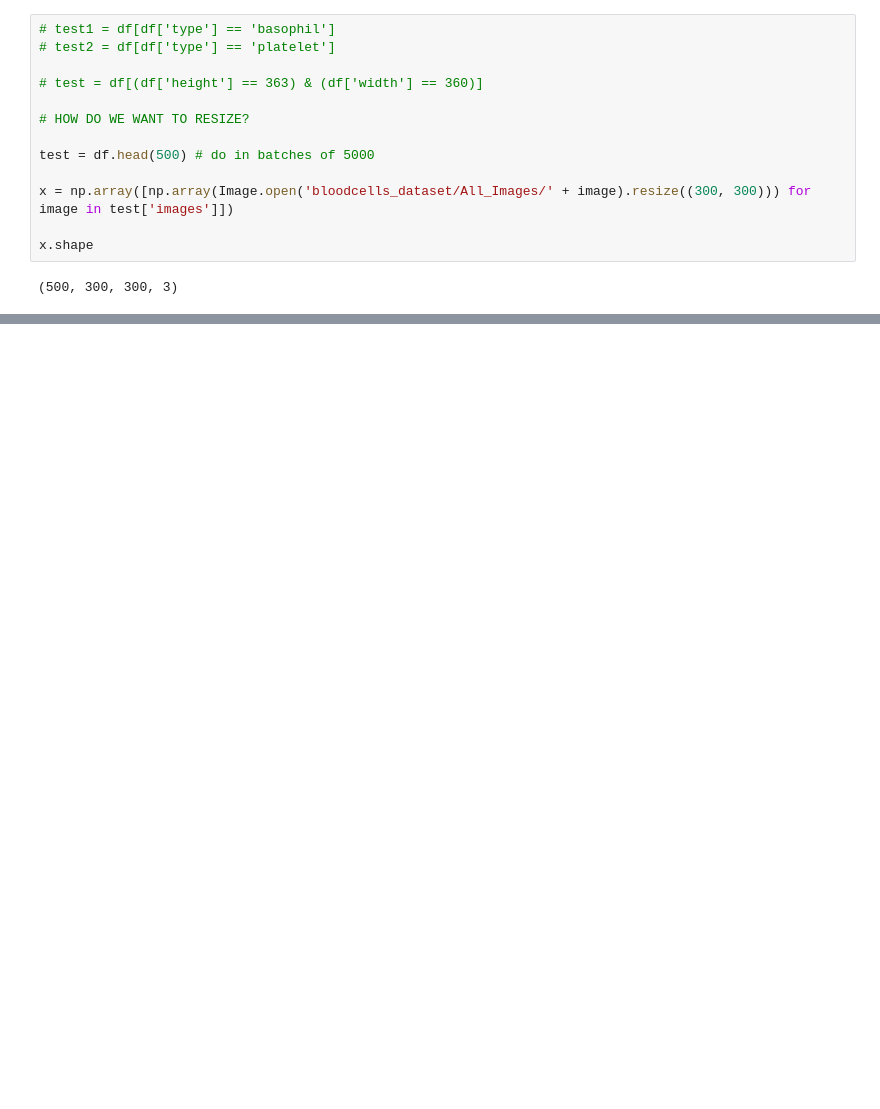
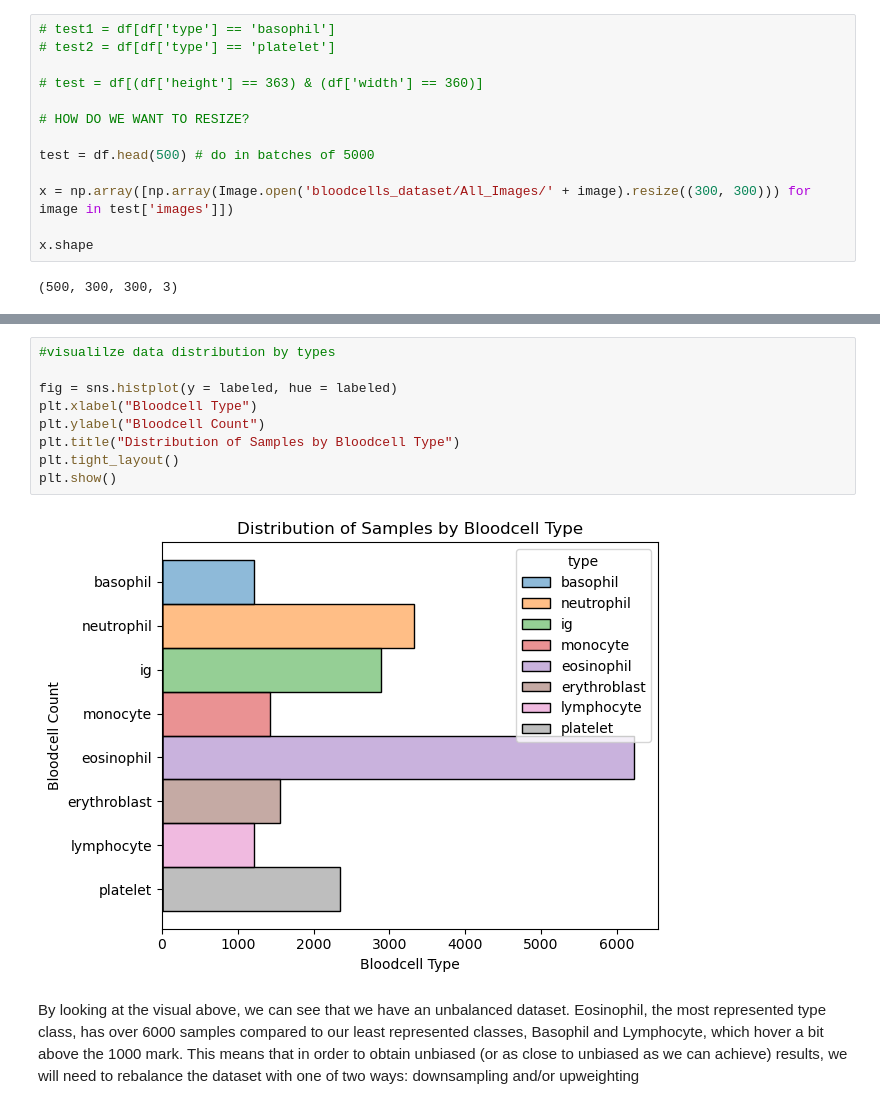
Before and after one commit to amayjain/Bloodcells, a Jupyter notebook: Test.ipynb, the cells around one changed output, grey strips where cells are left out. Cells and saved outputs as stored; diff of their text form; blank space fills up the shorter version.

```diff
--- a/Test.ipynb
+++ b/Test.ipynb
@@ -129,0 +150,13 @@ Name: images, Length: 17092, dtype: object
+# %%
+#visualilze data distribution by types
+
+fig = sns.histplot(y = labeled, hue = labeled)
+plt.xlabel("Bloodcell Type")
+plt.ylabel("Bloodcell Count")
+plt.title("Distribution of Samples by Bloodcell Type")
+plt.tight_layout()
+plt.show()
+# %% [output]
+[figure, added]
+# %% [markdown]
+By looking at the visual above, we can see that we have an unbalanced dataset. Eosinophil, the most represented type class, has over 6000 samples compared to our least represented classes, Basophil and Lymphocyte, which hover a bit above the 1000 mark. This means that in order to obtain unbiased (or as close to unbiased as we can achieve) results, we will need to rebalance the dataset with one of two ways: downsampling and/or upweighting
```
Also changed, not shown: parts of 9 cells of this notebook.
